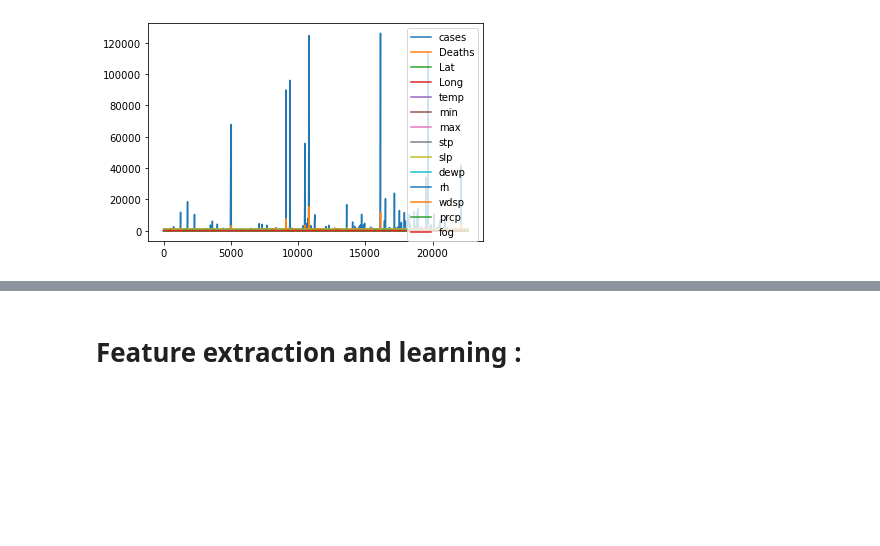
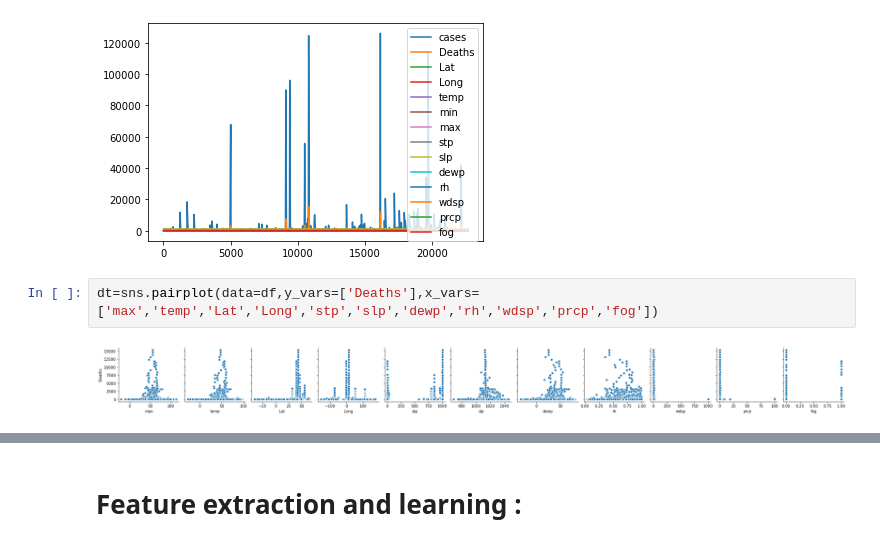
Before and after one commit to mew18/Covid19-Prediction-Analysis-XGBoost, a Jupyter notebook: COVID_19.ipynb, the cells around one changed output, grey strips where cells are left out. Cells and saved outputs as stored; diff of their text form; blank space fills up the shorter version.

```diff
--- a/COVID_19.ipynb
+++ b/COVID_19.ipynb
@@ -123,3 +119,7 @@ df.plot()
 # %% [output]
 <matplotlib.axes._subplots.AxesSubplot at 0x...>
 [figure]
+# %%
+dt=sns.pairplot(data=df,y_vars=['Deaths'],x_vars=['max','temp','Lat','Long','stp','slp','dewp','rh','wdsp','prcp','fog'])
+# %% [output]
+[figure, added]
```
Also changed, not shown: parts of 24 cells of this notebook.
